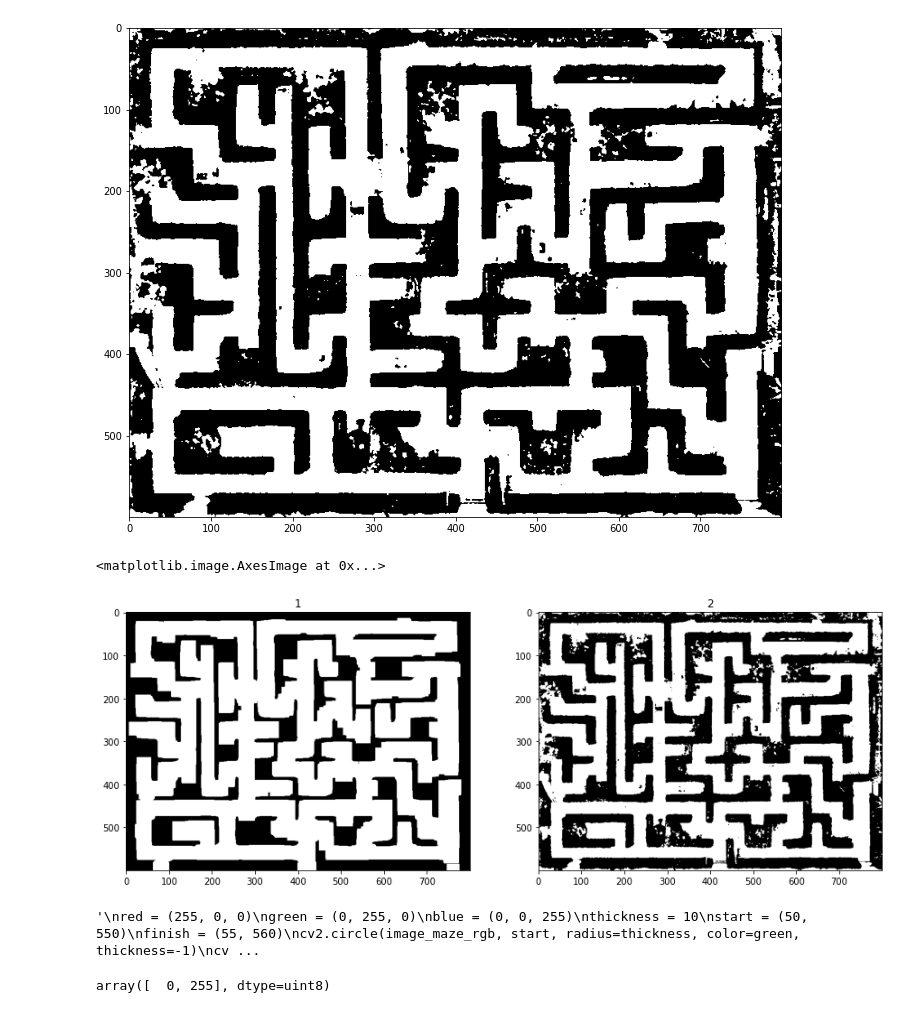
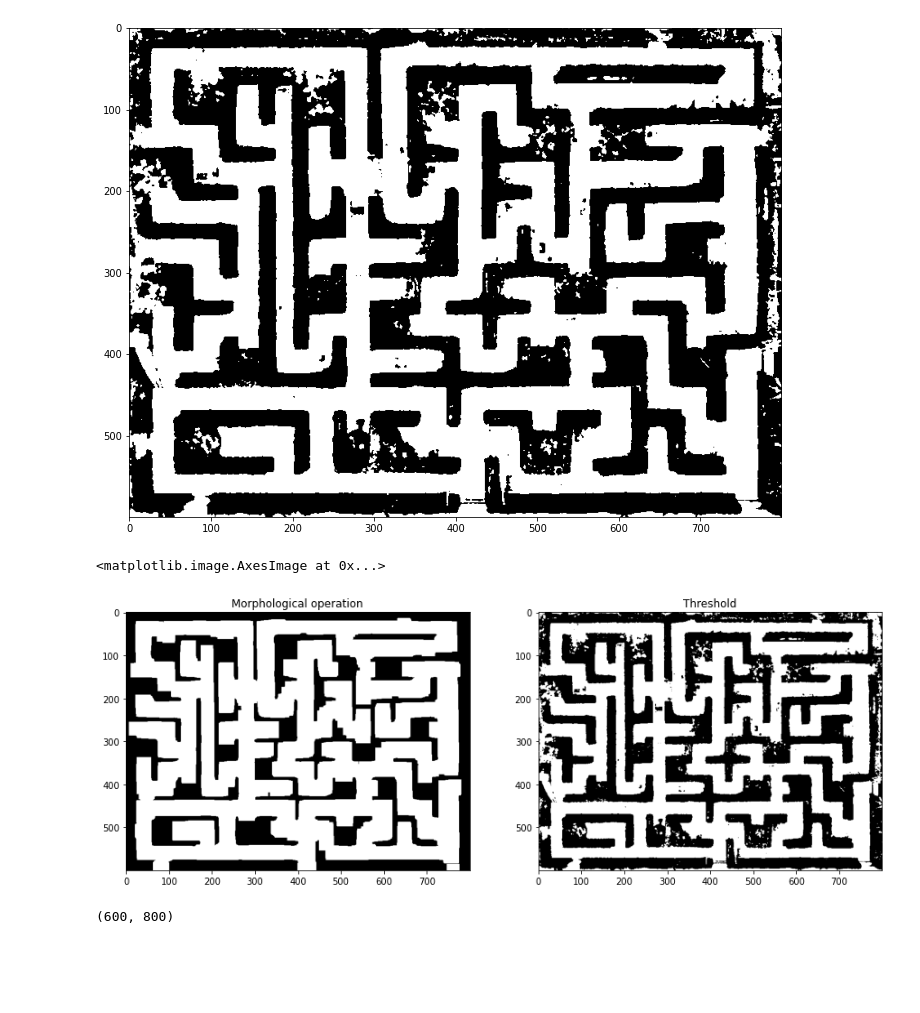
Before and after one commit to DmitryPodpryatov/maze-solver, a Jupyter notebook: threshold_test.ipynb, the cells around one changed output. Drawn from its saved outputs; the diff is of its cells as text; code cells hidden in the pictures; blank space fills up the shorter version.

Commit message:
Add exmaple to threshold_test

```diff
--- a/threshold_test.ipynb
+++ b/threshold_test.ipynb
@@ -23,39 +29,18 @@ plt.imshow(thresh2, cmap='gray')
 # %%
 # EROSION AND DILATION
 
 def get_kernel(kernel_size):
     return np.ones((kernel_size,kernel_size), np.uint8)
 
 img_erosion = cv2.erode(thresh2, get_kernel(19), iterations=1)
 img_dilation = cv2.dilate(img_erosion, get_kernel(29), iterations=1)
-#plt.imshow(img_dilation, cmap='gray')
 
 subplot = plt.subplot(1, 2, 1)
-subplot.set_title("1")
+subplot.set_title("Morphological operation")
 subplot.imshow(img_dilation, cmap='gray')
 subplot = plt.subplot(1, 2, 2)
-subplot.set_title("2")
+subplot.set_title("Threshold")
 subplot.imshow(thresh2, cmap='gray')
 # %% [output]
 <matplotlib.image.AxesImage at 0x...>
-[figure, old version]
+[figure, new version]
-# %%
-image_maze_gray = img_dilation
-image_maze_rgb = cv2.cvtColor(image_maze_gray, cv2.COLOR_GRAY2RGB)
-'''
-red = (255, 0, 0)
-green = (0, 255, 0)
-blue = (0, 0, 255)
-thickness = 10
-start = (50, 550)
-finish = (55, 560)
-cv2.circle(image_maze_rgb, start, radius=thickness, color=green, thickness=-1)
-cv2.circle(image_maze_rgb, finish, radius=thickness, color=blue, thickness=-1)
-plt.imshow(image_maze_rgb)
-'''
-# %% [output]
-'\nred = (255, 0, 0)\ngreen = (0, 255, 0)\nblue = (0, 0, 255)\nthickness = 10\nstart = (50, 550)\nfinish = (55, 560)\ncv2.circle(image_maze_rgb, start, radius=thickness, color=green, thickness=-1)\ncv ...
-# %%
-np.unique(image_maze_gray)
-# %% [output]
-array([  0, 255], dtype=uint8)
@@ -71,0 +47,14 @@ DEBUG = False
+# %%
+# MAX POOL IMAGE
+
+step = 16
+print(img_dilation.shape) # 600 800
+T = int(step*step*255/1.2)
+new_image = np.full(img_dilation.shape, 0)
+for i in range(0, 800, step):
+    for j in range(0, 600, step):
+        area = img_dilation[j:j+step, i:i+step]
+        if np.sum(area) > T:
+            new_image[j:j+step, i:i+step] += 255
+# %% [output]
+(600, 800)
```
Also changed, not shown: parts of 6 cells of this notebook, 1 other file.
